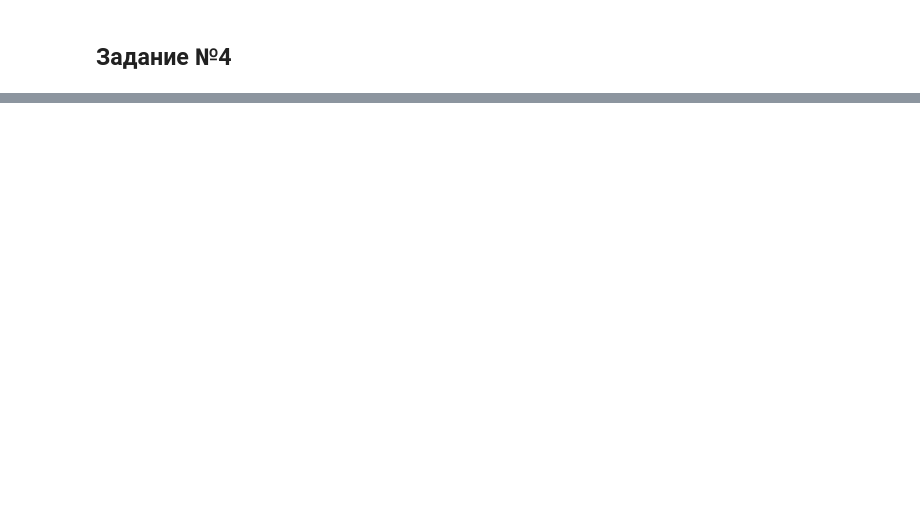
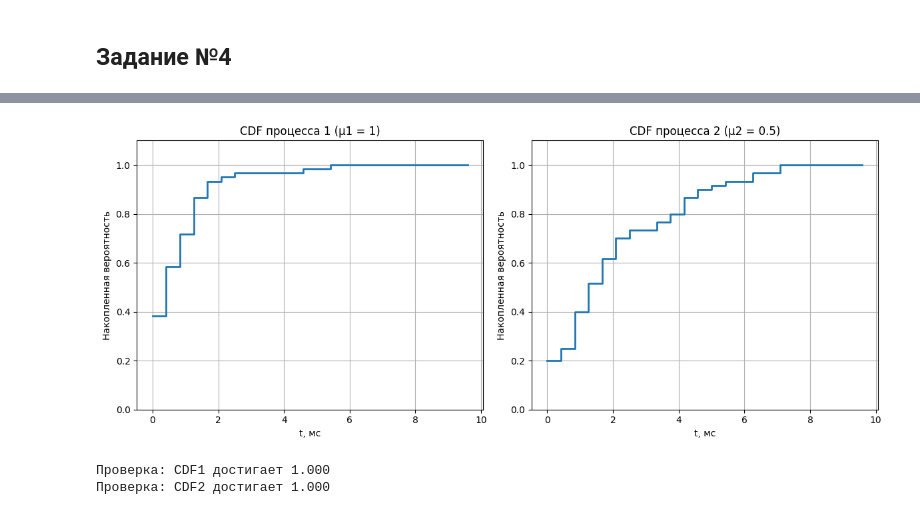
Before and after one commit to Sypoo1/mtuci-highload, a Jupyter notebook: 2/Lab2.ipynb, the cells around one changed output, grey strips where cells are left out. Drawn from its saved outputs; the diff is of its cells as text; code cells hidden in the pictures; blank space fills up the shorter version.

```diff
--- a/2/Lab2.ipynb
+++ b/2/Lab2.ipynb
@@ -174,27 +182,57 @@ print("Площадь гистограммы 2:", area2)
 # %%
 # 3-5
 m = 60
 Tp_sum = []
 
 # строим накопленные вероятности
 prob1 = counts1 * (bins1[1] - bins1[0])
 prob2 = counts2 * (bins2[1] - bins2[0])
 
 cdf1 = np.cumsum(prob1)
 cdf2 = np.cumsum(prob2)
 
+plt.figure(figsize=(12, 5))
+
+plt.subplot(1, 2, 1)
+plt.step(bins1[:-1], cdf1, where='post', linewidth=2)
+plt.xlabel("t, мс")
+plt.ylabel("Накопленная вероятность")
+plt.title("CDF процесса 1 (μ1 = 1)")
+plt.grid(True)
+plt.ylim([0, 1.1])
+
+plt.subplot(1, 2, 2)
+plt.step(bins2[:-1], cdf2, where='post', linewidth=2)
+plt.xlabel("t, мс")
+plt.ylabel("Накопленная вероятность")
+plt.title("CDF процесса 2 (μ2 = 0.5)")
+plt.grid(True)
+plt.ylim([0, 1.1])
+
+plt.tight_layout()
+plt.show()
+
+print(f"Проверка: CDF1 достигает {cdf1[-1]:.3f}")
+print(f"Проверка: CDF2 достигает {cdf2[-1]:.3f}")
+
+
 for _ in range(m):
-    p = np.random.rand()
+    p1 = np.random.rand()
+    p2 = np.random.rand()
 
-    idx1 = np.searchsorted(cdf1, p)
-    idx2 = np.searchsorted(cdf2, p)
+    idx1 = np.searchsorted(cdf1, p1)
+    idx2 = np.searchsorted(cdf2, p2)
 
     Tp1 = (bins1[idx1] + bins1[idx1+1]) / 2
     Tp2 = (bins2[idx2] + bins2[idx2+1]) / 2
 
     Tp_sum.append(Tp1 + Tp2)
 
 Tp_sum = np.array(Tp_sum)
+# %% [output]
+[figure, added]
+Проверка: CDF1 достигает 1.000
+Проверка: CDF2 достигает 1.000
 # %%
 # 6
 plt.figure()
```
Also changed, not shown: parts of 10 cells of this notebook.
